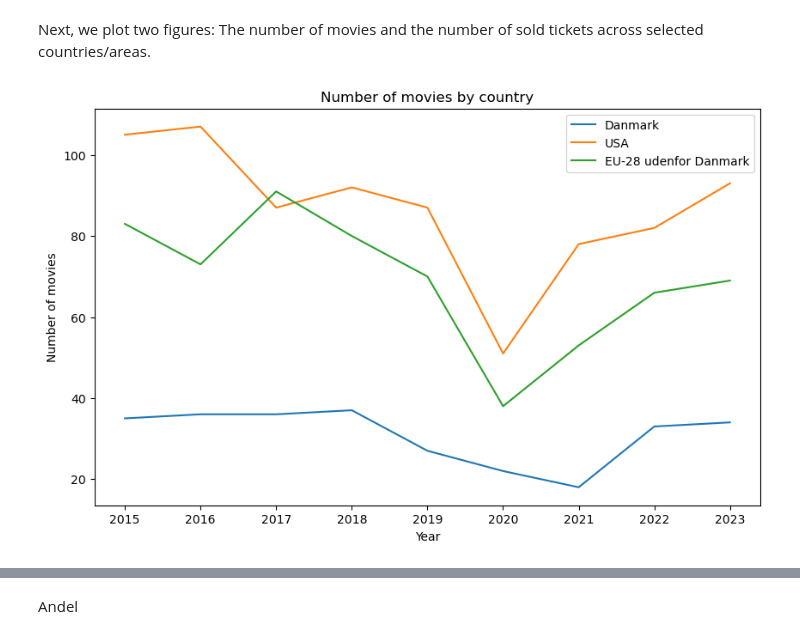
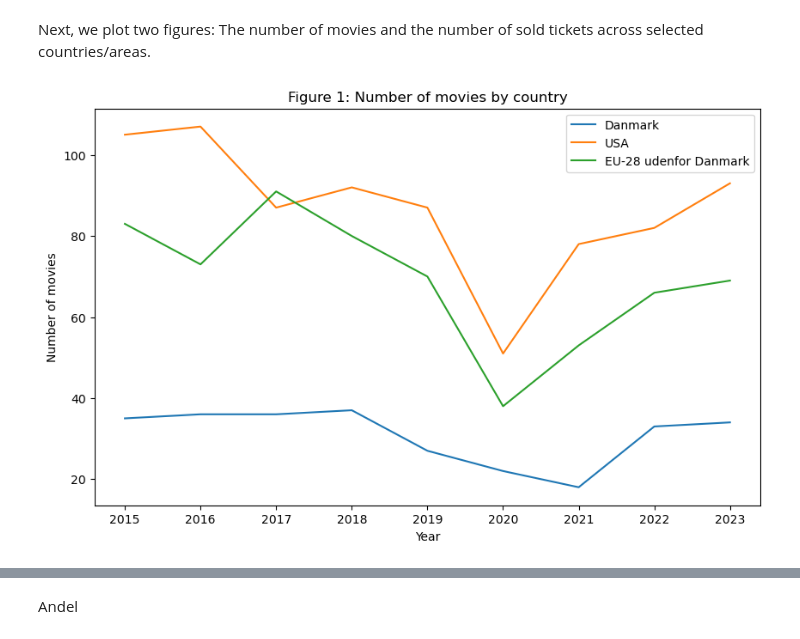
Before and after one commit to NumEconCopenhagen/projects-2024-anna-signe-og-klara, a Jupyter notebook: dataproject/dataproject.ipynb, the cells around one changed output, grey strips where cells are left out. Cells and saved outputs as stored; diff of their text form; code cells hidden in the pictures.

Commit message:
Number of movies anna

```diff
--- a/dataproject/dataproject.ipynb
+++ b/dataproject/dataproject.ipynb
@@ -180,32 +180,32 @@ Next, we plot two figures: The number of movies and the number of sold tickets a
 fig, ax = plt.subplots(figsize=(10, 6))
 
 # Define filtered DataFrame for Denmark
 filtered_bio_dk_movies = filtered_bio[(filtered_bio['Country'] == 'Danmark') & (filtered_bio['Type'] == 'Film (antal)')]
 
 # Define filtered DataFrame for USA
 filtered_bio_usa_movies = filtered_bio[(filtered_bio['Country'] == 'USA') & (filtered_bio['Type'] == 'Film (antal)')]
 
 # Define filtered DataFrame for EU-28 excluding Denmark
 filtered_bio_eu_movies = filtered_bio[(filtered_bio['Country'] == 'EU-28 udenfor Danmark') & (filtered_bio['Country'] != 'Danmark') & (filtered_bio['Type'] == 'Film (antal)')]
 
 # Plot for Danmark
 ax.plot(filtered_bio_dk_movies['Year'], filtered_bio_dk_movies['Value'], label='Danmark')
 
 # Plot for USA
 ax.plot(filtered_bio_usa_movies['Year'], filtered_bio_usa_movies['Value'], label='USA')
 
 # Plot for EU-28 udenfor Danmark
 ax.plot(filtered_bio_eu_movies['Year'], filtered_bio_eu_movies['Value'], label='EU-28 udenfor Danmark')
 
 # Set labels and title
 ax.set_xlabel('Year')
 ax.set_ylabel('Number of movies')
-ax.set_title('Number of movies by country')
+ax.set_title('Figure 1: Number of movies by country')
 
 # Add legend
 ax.legend()
 
 # Show the plot
 plt.show()
 # %% [output]
-[figure, old version]
+[figure, new version]
```
Also changed, not shown: parts of 4 cells of this notebook.
